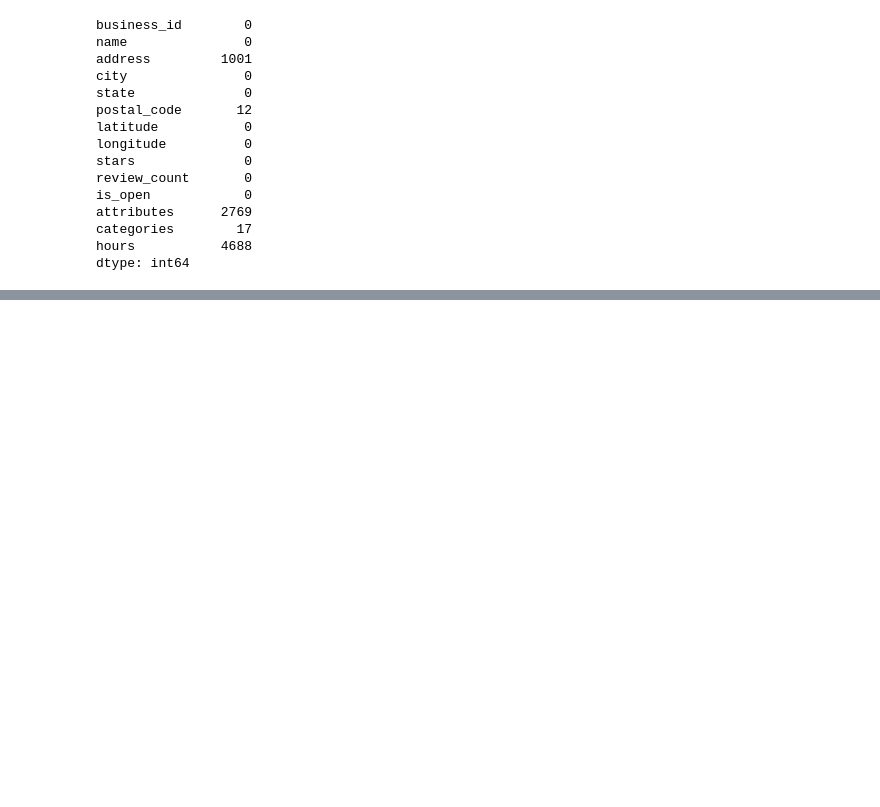
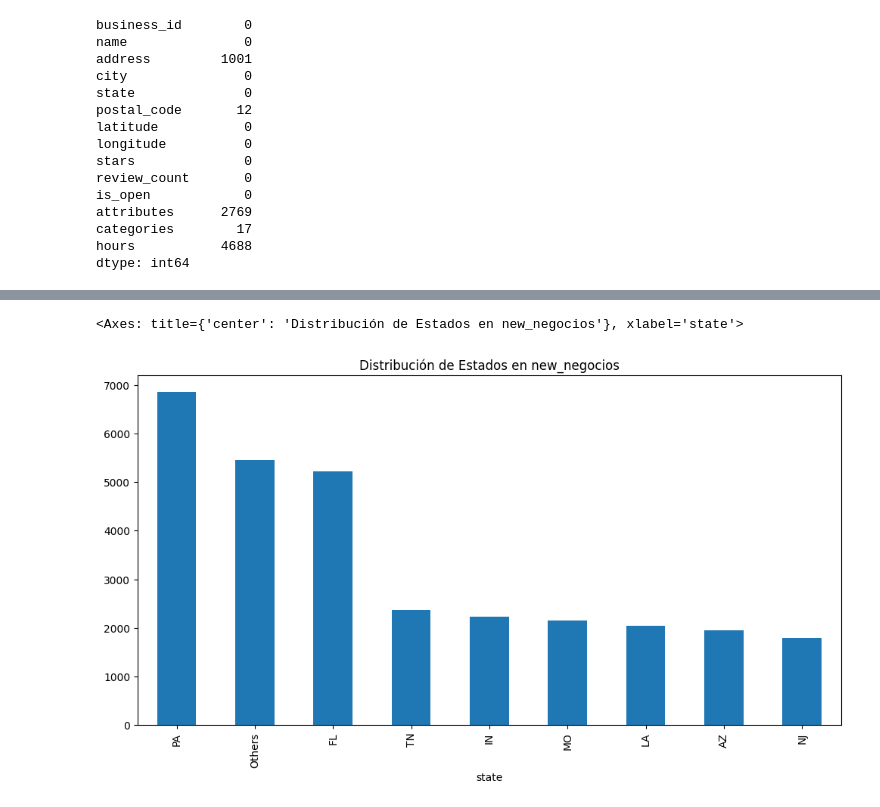
Before and after one commit to agmota11/RECSYS, a Jupyter notebook: Practica 2/src/Exploracion.ipynb, the cells around one changed output, grey strips where cells are left out. Cells and saved outputs as stored; diff of their text form; code cells hidden in the pictures; blank space fills up the shorter version.

```diff
--- a/Practica 2/src/Exploracion.ipynb
+++ b/Practica 2/src/Exploracion.ipynb
@@ -254,6 +259,6 @@ categories        17
 hours           4688
 dtype: int64
 # %%
-new_negocios = negocios.drop(columns=["hours", "state", "postal_code", "latitude", "longitude"]) # ?
+new_negocios = negocios.drop(columns=["hours", "name", "postal_code", "address", "latitude", "longitude"]) # ?
 new_negocios.columns
 # %% [output]
@@ -262,4 +267 @@ Index(['business_id', 'name', 'address', 'city', 'stars', 'review_count',
       dtype='object')
-# %%
-new_negocios["hours"] = True if "Saturday" and "Sunday" in negocios["hours"] else False
-new_negocios["hours"].value_counts()
@@ -269,0 +268,3 @@ Name: count, dtype: int64
+# %%
+new_negocios['is_open'] = new_negocios['is_open'].apply(lambda x: True if x == 1 else False)
+new_negocios.sample(5)
@@ -269,0 +278,3 @@ Name: count, dtype: int64
+# %%
+state_counts = new_negocios['state'].value_counts()
+state_counts
@@ -269,0 +301,9 @@ Name: count, dtype: int64
+# %%
+umbral = state_counts.mean()
+
+# Paso 3: crear una nueva columna donde los estados raros se etiquetan como 'Others'
+new_negocios['state'] = new_negocios['state'].apply(lambda x: x if state_counts[x] >= umbral else 'Others')
+new_negocios['state'].value_counts().plot(kind='bar', figsize=(12, 6), title='Distribución de Estados en new_negocios')
+# %% [output]
+<Axes: title={'center': 'Distribución de Estados en new_negocios'}, xlabel='state'>
+[figure, added]
```
Also changed, not shown: parts of 37 cells of this notebook, 2 other files.
